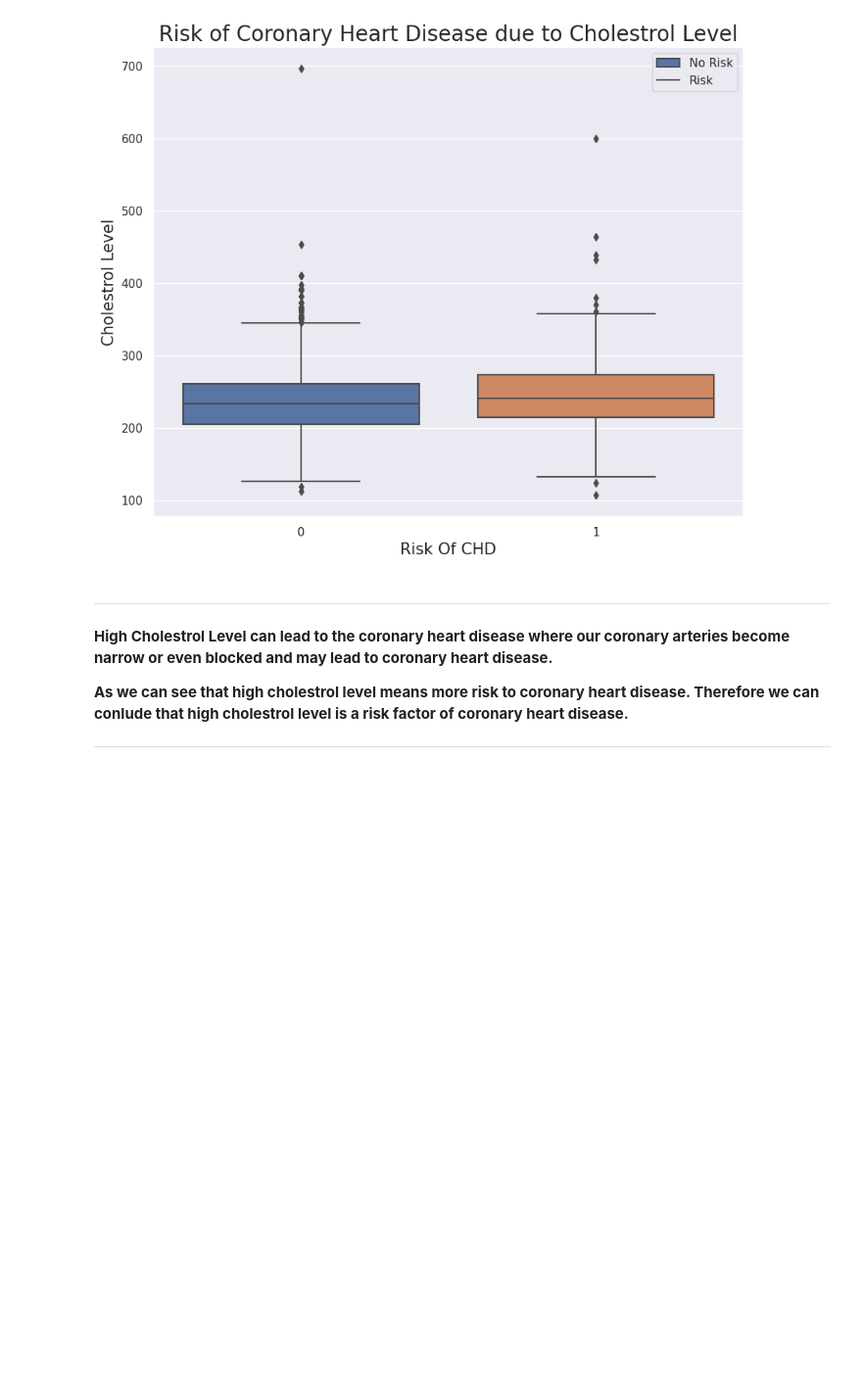
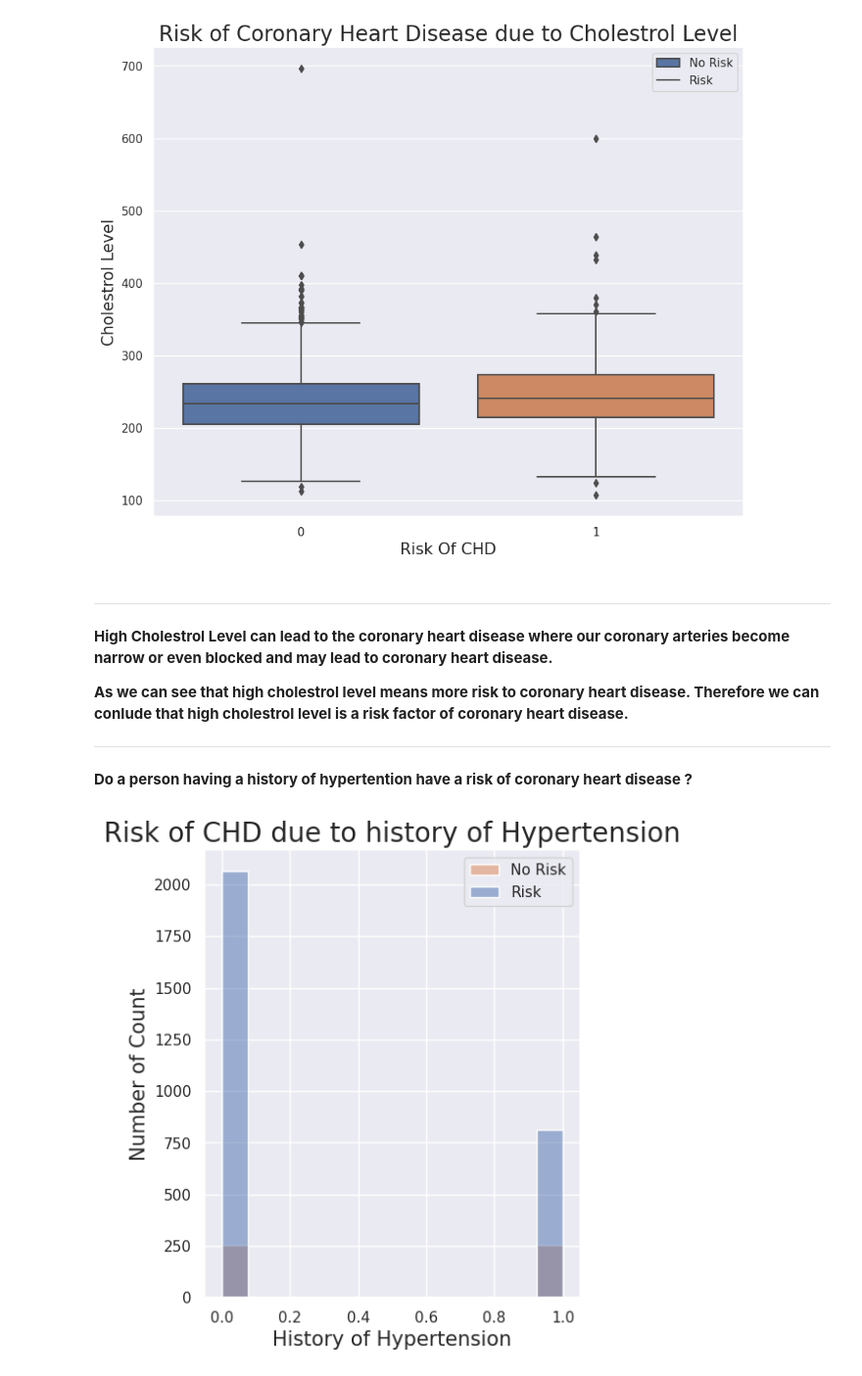
Before and after one commit to anasmalik081/Cardiovascular-Risk-Prediction-Capstone-Project, a Jupyter notebook: Individual_Notebook_Cardiovascular_Risk_Prediction_Capstone_Project.ipynb, the cells around one changed output. Shown at 98% size. Cells and saved outputs as stored; diff of their text form; code cells hidden in the pictures; blank space fills up the shorter version.

Commit message:
Added Plots to Bivariate Analysis Commit

```diff
--- a/Individual_Notebook_Cardiovascular_Risk_Prediction_Capstone_Project.ipynb
+++ b/Individual_Notebook_Cardiovascular_Risk_Prediction_Capstone_Project.ipynb
@@ -471,6 +472,14 @@ class Bivariate:
     plt.xlabel(x_axis_title, size=15)
     plt.ylabel(y_axis_title, size=15)
     plt.legend(['No Risk', 'Risk'])
+
+  # Histplot Visualization
+  def histplot(self, main_title, x_axis_title, y_axis_title):
+    sns.histplot(data=self.data, x=self.first_col_name, hue=self.second_col_name)
+    plt.title(main_title, size=20)
+    plt.xlabel(x_axis_title, size=15)
+    plt.ylabel(y_axis_title, size=15)
+    plt.legend(['No Risk', 'Risk'])
 # %% [markdown]
 **Which age group are more at risk of coronary heart disease ?**
 # %%
@@ -706,3 +715,19 @@ cholestrol.boxplot(title, x_axis, y_axis)
 
 **As we can see that high cholestrol level means more risk to coronary heart disease. Therefore we can conlude that high cholestrol level is a risk factor of coronary heart disease.**
 ****
+# %% [markdown]
+**Do a person having a history of hypertention have a risk of coronary heart disease ?**
+# %%
+# Instantiating the class
+prev_hyp = Bivariate(data=df, first_col='prevalentHyp', second_col='TenYearCHD')
+
+# setting up the figure size
+plt.figure(figsize=(5, 6))
+
+# visualizing histogram plot
+title = 'Risk of CHD due to history of Hypertension'
+x_axis = 'History of Hypertension'
+y_axis = 'Number of Count'
+prev_hyp.histplot(title, x_axis, y_axis)
+# %% [output]
+[figure, added]
```
Also changed, not shown: parts of 6 cells of this notebook.
